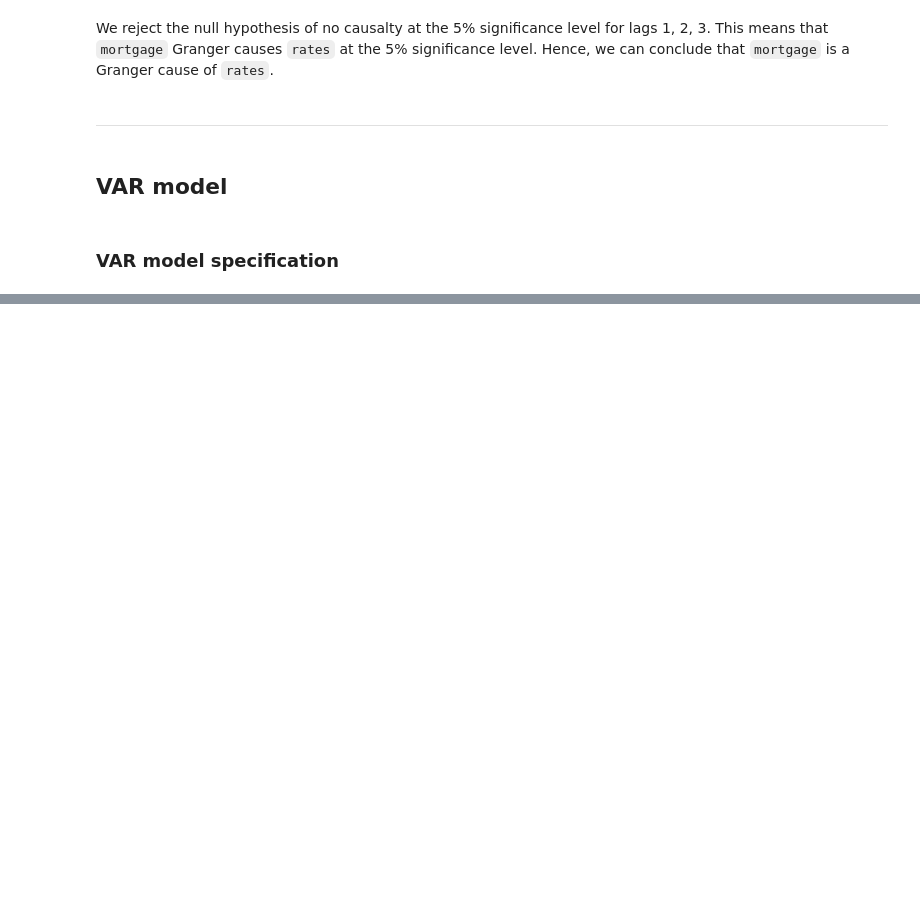
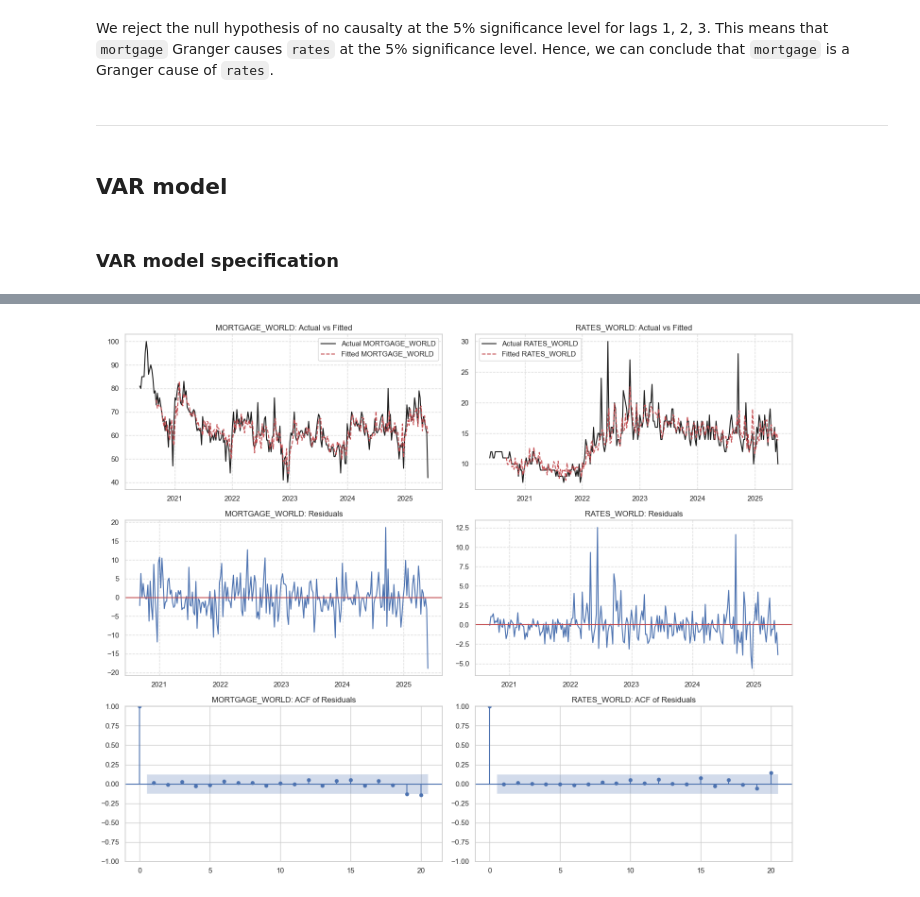
Before and after one commit to asmisiak/TSA_project, a Jupyter notebook: TSA_project.ipynb, the cells around one changed output, grey strips where cells are left out. Cells and saved outputs as stored; diff of their text form; code cells hidden in the pictures; blank space fills up the shorter version.

```diff
--- a/TSA_project.ipynb
+++ b/TSA_project.ipynb
@@ -358,0 +467,10 @@ Lag selection results:
+# %%
+# Perform Ljung-Box test for autocorrelation of residuals (equivalent to Portmanteau test)
+residuals = var6_results.resid
+
+print("Ljung-Box Test for Residual Autocorrelation:")
+for name in residuals.columns:
+    lb_test = acorr_ljungbox(residuals[name], lags=[12, 24])
+    print(f"\n{name.upper()} series:")
+    print(f"Lag 12: p-value = {lb_test.iloc[0, 1]:.4f}")
+    print(f"Lag 24: p-value = {lb_test.iloc[1, 1]:.4f}")
@@ -358,0 +487,5 @@ Lag selection results:
+# %%
+var15_model = VAR(data_train, freq='W')
+var15_results = var15_model.fit(15)
+
+print(var15_results.summary())
@@ -358,0 +510,32 @@ Lag selection results:
+# %%
+fig = plt.figure(figsize=(15, 12))
+
+# Fitted values vs actual values for each variable
+for i, name in enumerate(data_train.columns):
+    ax = fig.add_subplot(3, 2, i+1)
+    ax.plot(data_train.index, data_train[name], 'k-', label=f'Actual {name.upper()}')
+    ax.plot(var15_results.fittedvalues[name].index, var15_results.fittedvalues[name], 'r--',
+            label=f'Fitted {name.upper()}')
+    ax.set_title(f'{name.upper()}: Actual vs Fitted')
+    ax.legend()
+    ax.grid(True, linestyle='--', alpha=0.7)
+
+# Residuals for each variable
+for i, name in enumerate(data_train.columns):
+    ax = fig.add_subplot(3, 2, i+3)
+    residuals = var15_results.resid[name]
+    ax.plot(residuals.index, residuals, 'b-')
+    ax.axhline(y=0, color='r', linestyle='-')
+    ax.set_title(f'{name.upper()}: Residuals')
+    ax.grid(True, linestyle='--', alpha=0.7)
+
+# ACF and PACF for residuals
+for i, name in enumerate(data_train.columns):
+    ax = fig.add_subplot(3, 2, i+5)
+    residuals = var15_results.resid[name].values
+    plot_acf(residuals, ax=ax, lags=20, alpha=0.05, title=f'{name.upper()}: ACF of Residuals')
+
+plt.tight_layout()
+plt.show()
+# %% [output]
+[figure, added]
```
Also changed, not shown: parts of 21 cells of this notebook.
